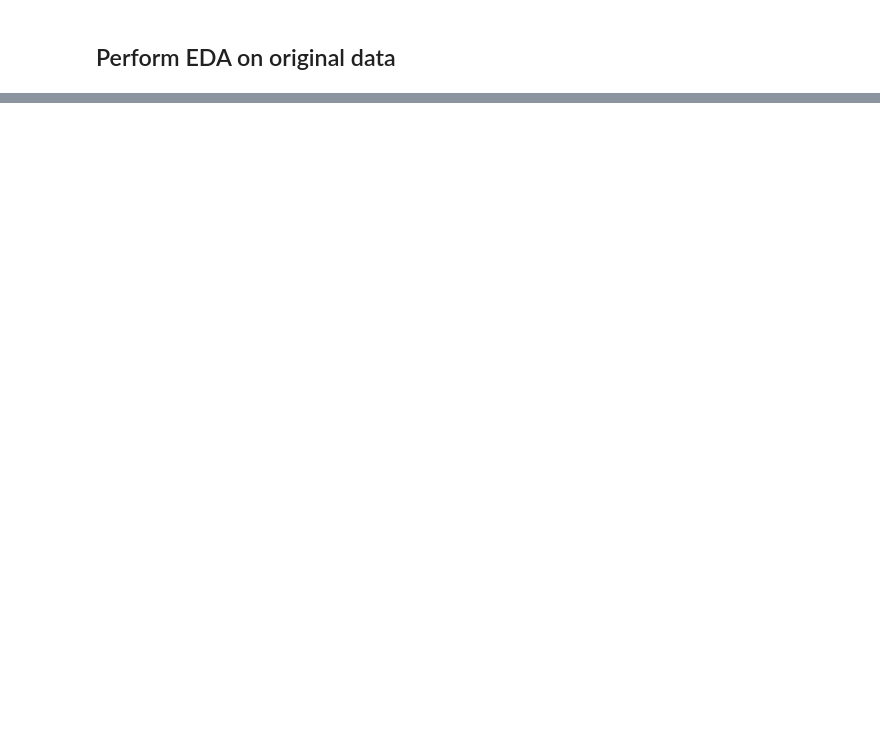
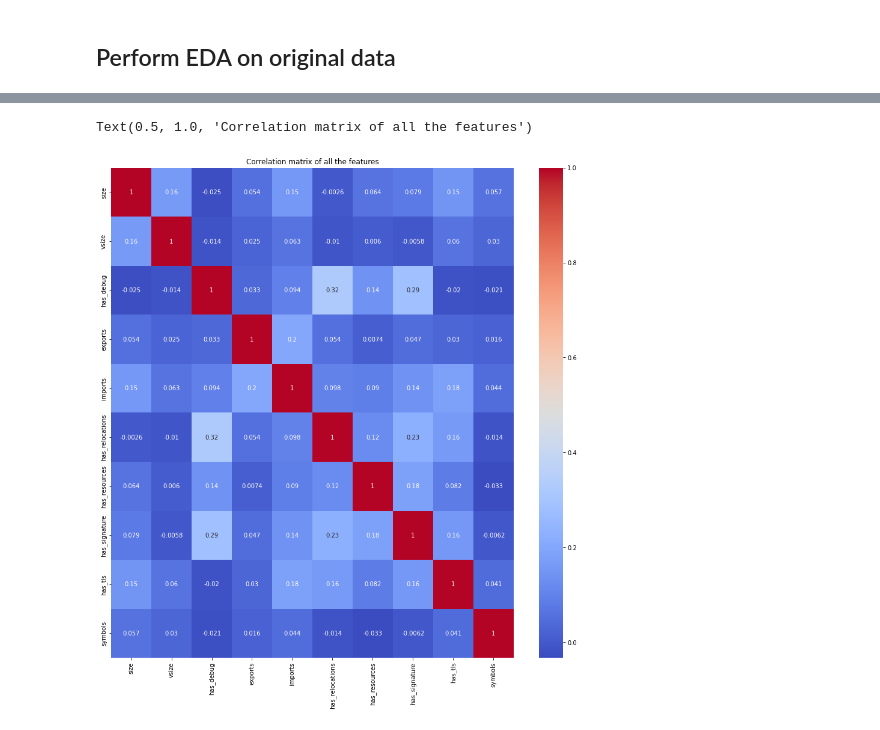
Before and after one commit to RoyR-IDC/CyberSecurityAndArtificialIntelligence, a Jupyter notebook: HW1/CyberHW1.ipynb, the cells around one changed output, grey strips where cells are left out. Cells and saved outputs as stored; diff of their text form; code cells hidden in the pictures; blank space fills up the shorter version.

```diff
--- a/HW1/CyberHW1.ipynb
+++ b/HW1/CyberHW1.ipynb
@@ -345,0 +359,3 @@ df = read_all_data()
+# %%
+%%time
+df = pd.read_csv(f'{folder_path}\\concatanated_original_train_df.csv')
@@ -553,0 +443,4 @@ plt.grid()
+# %%
+%%time
+df = df[df.appeared.str.contains('2018',case=False)]
+df.shape
@@ -553,0 +452,11 @@ plt.grid()
+# %%
+%%time
+general_df = df[['general']]
+general_df
+# %%
+%%time
+# Massage the data a bit to create an understandable datframe
+general_df['general'] = general_df['general'].apply(ast.literal_eval)
+general_df_list = general_df['general'].to_list()
+flattened_general_df = pd.DataFrame(general_df_list)
+flattened_general_df
@@ -553,0 +509,7 @@ plt.grid()
+# %%
+plt.figure(figsize=(15, 15))
+sns.heatmap(flattened_general_df.corr(),cmap='coolwarm',annot = True)
+plt.title('Correlation matrix of all the features')
+# %% [output]
+Text(0.5, 1.0, 'Correlation matrix of all the features')
+[figure, added]
```
Also changed, not shown: parts of 80 cells of this notebook.
